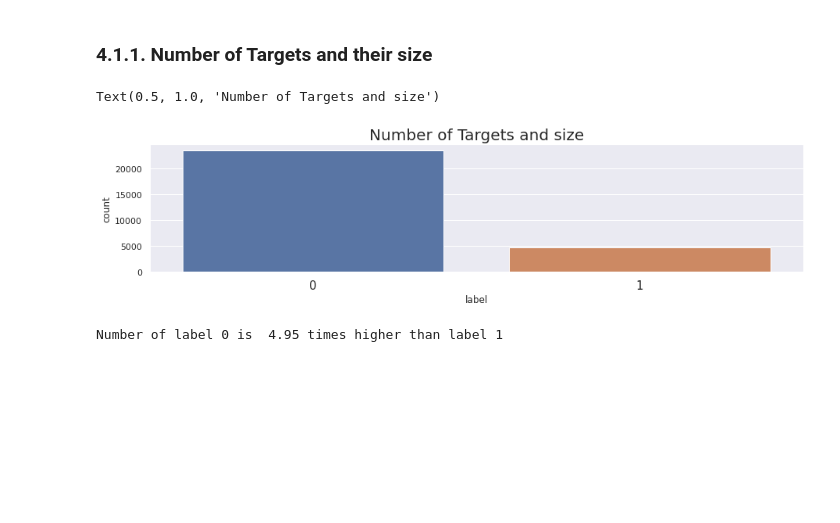
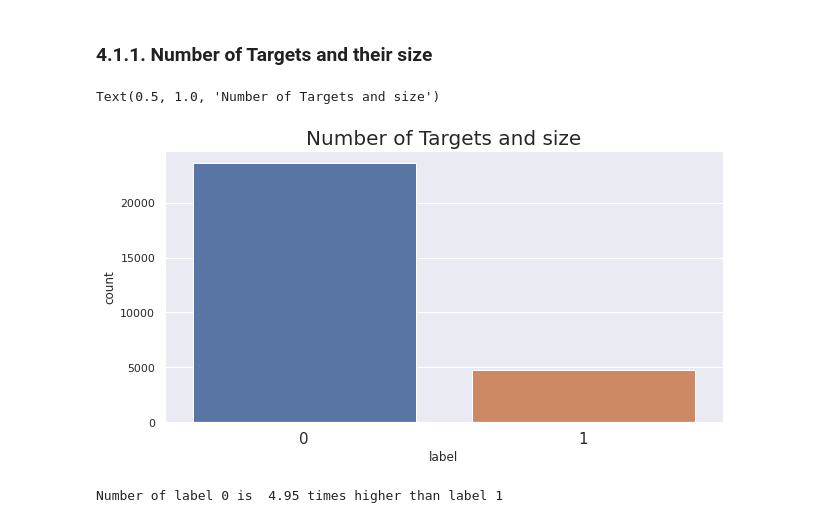
Before and after one commit to azminewasi/Kaggle-competitions, a Jupyter notebook: datathon-2-0-preli-0.77419.ipynb, the cells around one changed output. Cells and saved outputs as stored; diff of their text form; code cells hidden in the pictures; blank space fills up the shorter version.

```diff
--- a/datathon-2-0-preli-0.77419.ipynb
+++ b/datathon-2-0-preli-0.77419.ipynb
@@ -89,3 +95,0 @@ txdf=txdf.drop('label',axis=1)
-# %%
-train_df=train_df.reset_index()
-train_df=train_df.drop("index",axis=1)
@@ -109,13 +119,13 @@ Categorical columns (15) : id, gender, s11, s12, s16, s17, s18, s52, s53, s54, s
 # %% [markdown]
 ### 4.1.1. Number of Targets and their size
 # %%
-sns.set(rc={'figure.figsize':(15,3)})
+sns.set(rc={'figure.figsize':(10,5)}) #setting plot size
 plt.xticks(fontsize=15)
 p=sns.countplot(target,order=[0,1])
 p.axes.set_title("Number of Targets and size",fontsize=20)
 # %% [output]
 Text(0.5, 1.0, 'Number of Targets and size')
-[figure, old version]
+[figure, new version]
 # %%
 print("Number of label 0 is ",23562/4760,'times higher than label 1')
 # %% [output]
```
Also changed, not shown: parts of 38 cells of this notebook.
